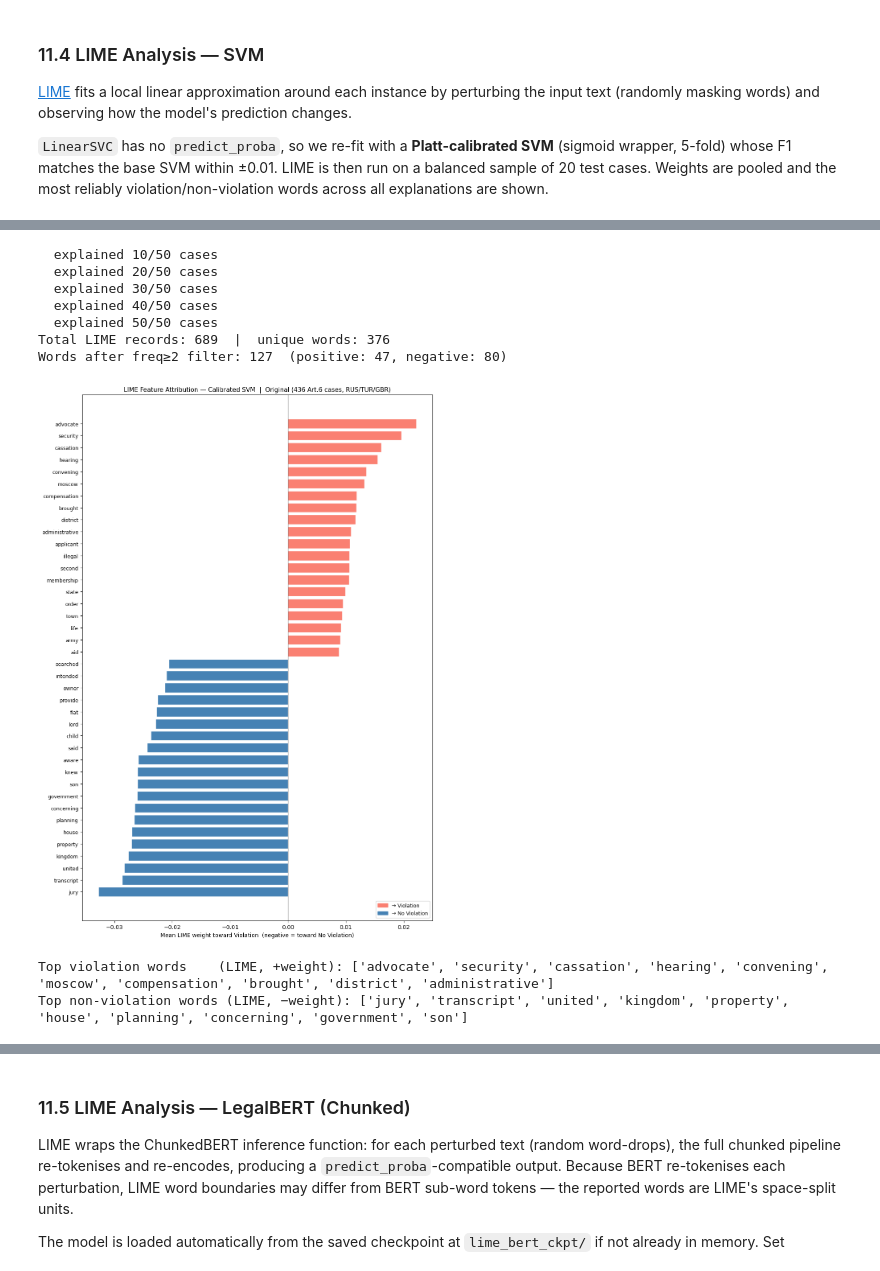
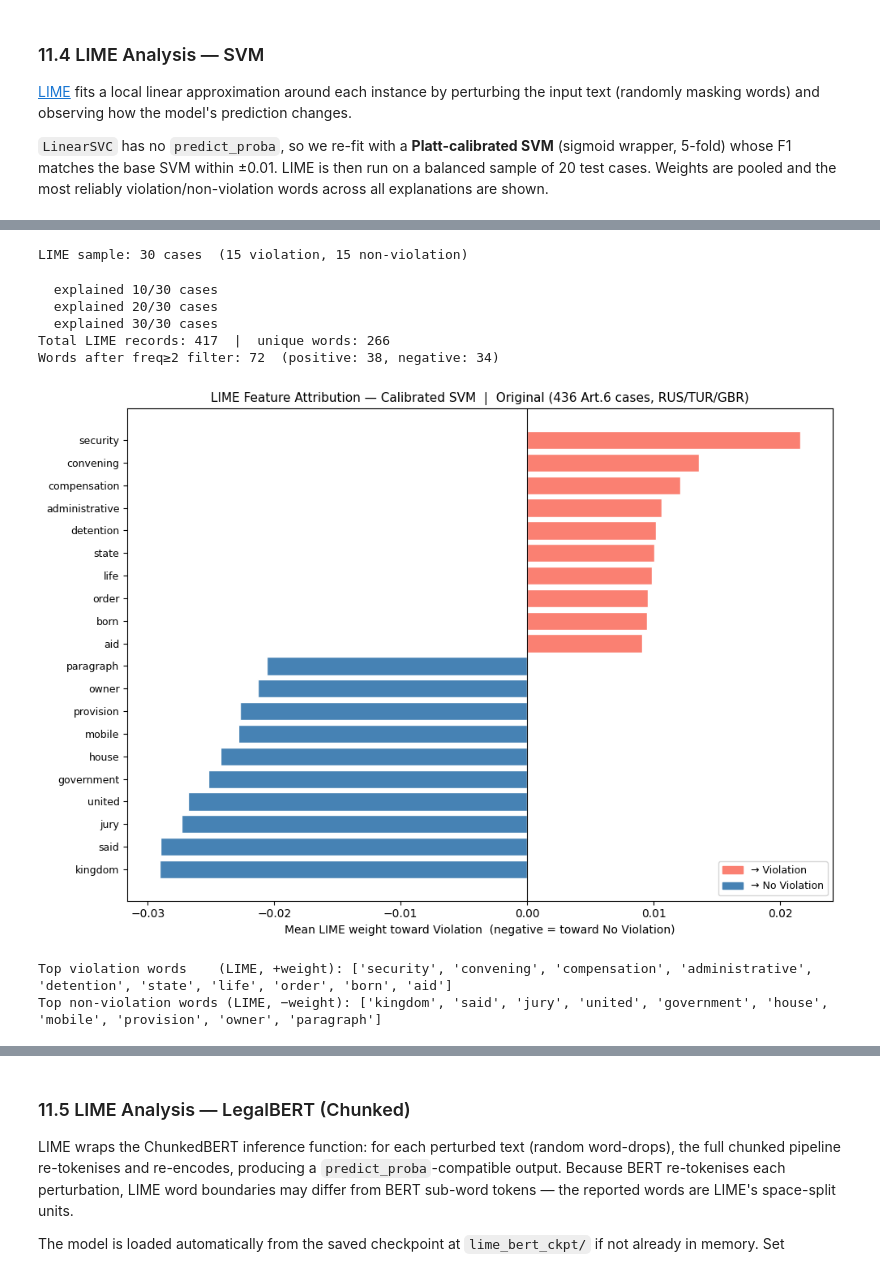
Before and after one commit to leondgarse/echr, a Jupyter notebook: echr.ipynb, the cells around one changed output, grey strips where cells are left out. Drawn from its saved outputs; the diff is of its cells as text; code cells hidden in the pictures.

```diff
--- a/echr.ipynb
+++ b/echr.ipynb
@@ -555,7 +647,7 @@ LegalBERT 512 defined.
 lb512_npz = cfg['probs_lb512']
 lb512_log = cfg['log_lb512']
 
-if TRAIN_FROM_SCRATCH:
+if TRAIN_LB512:
     os.makedirs(os.path.dirname(lb512_npz), exist_ok=True)
     with _Tee(lb512_log):
         lb512_probs, lb512_pred, lb512_f1 = train_legalbert_512(
@@ -577,16 +669,14 @@ elif os.path.exists(lb512_log):
     if os.path.exists(lb512_npz):
         data = np.load(lb512_npz)
         lb512_probs = data['probs']
-        best_t, _ = tune_threshold(lb512_probs, y_val)
-        lb512_pred = (lb512_probs[:, 1] > best_t).astype(int)
+        lb512_pred = (lb512_probs[:, 1] > 0.5).astype(int)
         lb512_f1   = f1_score(y_test, lb512_pred, average='macro')
     print(f'LegalBERT-512  macro-F1 = {lb512_f1:.3f}')
 
 elif os.path.exists(lb512_npz):
     data = np.load(lb512_npz)
     lb512_probs = data['probs']
-    best_t, _ = tune_threshold(lb512_probs, y_val)
-    lb512_pred = (lb512_probs[:, 1] > best_t).astype(int)
+    lb512_pred = (lb512_probs[:, 1] > 0.5).astype(int)
     lb512_f1   = f1_score(y_test, lb512_pred, average='macro')
     print(f'Loaded: {lb512_npz}  ->  macro-F1 = {lb512_f1:.3f}')
 
@@ -786,7 +860,7 @@ lime_ckpt_dir = os.path.join(os.path.dirname(chunked_npz), 'lime_bert_ckpt')
 lime_bert_model = None   # populated by training or checkpoint load below
 lime_bert_tok   = None
 
-if TRAIN_FROM_SCRATCH:
+if TRAIN_CHUNKED:
     os.makedirs(os.path.dirname(chunked_npz), exist_ok=True)
     with _Tee(chunked_log):
         chunked_probs, chunked_pred, chunked_f1, chunked_seeds, lime_bert_model, lime_bert_tok = \
@@ -810,8 +884,7 @@ elif os.path.exists(chunked_log):
     if os.path.exists(chunked_npz):
         data = np.load(chunked_npz)
         chunked_probs = data['probs']
-        best_t, _ = tune_threshold(chunked_probs, y_val)
-        chunked_pred = (chunked_probs[:, 1] > best_t).astype(int)
+        chunked_pred = (chunked_probs[:, 1] > 0.5).astype(int)
         chunked_f1   = f1_score(y_test, chunked_pred, average='macro')
         print(classification_report(y_test, chunked_pred,
                                     target_names=['No Violation', 'Violation'], zero_division=0))
@@ -820,8 +893,7 @@ elif os.path.exists(chunked_log):
 elif os.path.exists(chunked_npz):
     data = np.load(chunked_npz)
     chunked_probs = data['probs']
-    best_t, _ = tune_threshold(chunked_probs, y_val)
-    chunked_pred = (chunked_probs[:, 1] > best_t).astype(int)
+    chunked_pred = (chunked_probs[:, 1] > 0.5).astype(int)
     chunked_f1   = f1_score(y_test, chunked_pred, average='macro')
     chunked_seeds = None
     print(f'Loaded: {chunked_npz}  ->  macro-F1 = {chunked_f1:.3f}')
@@ -1213,3 +1391,28 @@ LIME sample: 50 cases  (25 violation, 25 non-violation)
+# %%
+# ── Sample balanced test cases ─────────────────────────────────────────────────
+# Use more cases (up to 50 per class) so each word accumulates enough count
+# to survive the frequency filter.
+N_LIME_SVM = 30
+rng = np.random.RandomState(42)
+viol_idx   = np.where(y_test == 1)[0]
+noviol_idx = np.where(y_test == 0)[0]
+lime_sample_idx = np.concatenate([
+    rng.choice(viol_idx,   min(N_LIME_SVM // 2, len(viol_idx)),   replace=False),
+    rng.choice(noviol_idx, min(N_LIME_SVM // 2, len(noviol_idx)), replace=False),
+])
+print(f'LIME sample: {len(lime_sample_idx)} cases  '
+      f'({(y_test[lime_sample_idx]==1).sum()} violation, '
+      f'{(y_test[lime_sample_idx]==0).sum()} non-violation)')
+
+# LIME returns raw surface-form words; normalise them through legal_tokenizer
+# so counts consolidate ("proceedings"→"proceeding", "detained"→"detain", etc.)
+# matching the TF-IDF vocabulary.
+def _lime_normalise(word):
+    """Apply the same lemmatisation used by TF-IDF so LIME words consolidate."""
+    toks = legal_tokenizer(word)
+    return toks[0] if toks else word.lower()
+# %% [output]
+LIME sample: 30 cases  (15 violation, 15 non-violation)
 # %%
 # ── Run LIME ───────────────────────────────────────────────────────────────────
 svm_lime_explainer = LimeTextExplainer(
@@ -1246,44 +1449,42 @@ agg_svm = (lime_svm_df.groupby('word')['weight']
            .query('freq >= 2')
            .sort_values('mean_weight'))
 print(f'Words after freq≥2 filter: {len(agg_svm)}  '
       f'(positive: {(agg_svm.mean_weight > 0).sum()}, '
       f'negative: {(agg_svm.mean_weight < 0).sum()})')
 
 # ── Diverging bar chart ────────────────────────────────────────────────────────
-TOP_N = 20
+TOP_N = 10
 top_pos = agg_svm[agg_svm['mean_weight'] > 0].tail(TOP_N)
 top_neg = agg_svm[agg_svm['mean_weight'] < 0].head(TOP_N)
 top_feats = pd.concat([top_neg, top_pos]).sort_values('mean_weight')
 
 fig, ax = plt.subplots(figsize=(10, max(6, len(top_feats) * 0.35)))
 bar_colors = ['steelblue' if w < 0 else 'salmon' for w in top_feats['mean_weight']]
 ax.barh(range(len(top_feats)), top_feats['mean_weight'],
         color=bar_colors, edgecolor='white')
 ax.set_yticks(range(len(top_feats)))
 ax.set_yticklabels(top_feats.index, fontsize=9)
 ax.axvline(0, color='black', lw=0.8)
 ax.set_xlabel('Mean LIME weight toward Violation  (negative = toward No Violation)')
 ax.set_title(f'LIME Feature Attribution — Calibrated SVM  |  {cfg["label"]}', fontsize=11)
 ax.legend(handles=[
     Patch(color='salmon',    label='→ Violation'),
     Patch(color='steelblue', label='→ No Violation'),
 ], loc='lower right', fontsize=9)
 plt.tight_layout()
 plt.show()
 
 print('Top violation words    (LIME, +weight):', list(top_pos.tail(10).index[::-1]))
 print('Top non-violation words (LIME, −weight):', list(top_neg.head(10).index))
 # %% [output]
-  explained 10/50 cases
-  explained 20/50 cases
-  explained 30/50 cases
-  explained 40/50 cases
-  explained 50/50 cases
-Total LIME records: 689  |  unique words: 376
-Words after freq≥2 filter: 127  (positive: 47, negative: 80)
+  explained 10/30 cases
+  explained 20/30 cases
+  explained 30/30 cases
+Total LIME records: 417  |  unique words: 266
+Words after freq≥2 filter: 72  (positive: 38, negative: 34)
-[figure, old version]
+[figure, new version]
-Top violation words    (LIME, +weight): ['advocate', 'security', 'cassation', 'hearing', 'convening', 'moscow', 'compensation', 'brought', 'district', 'administrative']
-Top non-violation words (LIME, −weight): ['jury', 'transcript', 'united', 'kingdom', 'property', 'house', 'planning', 'concerning', 'government', 'son']
+Top violation words    (LIME, +weight): ['security', 'convening', 'compensation', 'administrative', 'detention', 'state', 'life', 'order', 'born', 'aid']
+Top non-violation words (LIME, −weight): ['kingdom', 'said', 'jury', 'united', 'government', 'house', 'mobile', 'provision', 'owner', 'paragraph']
 # %%
 lime_svm_df
 # %% [output]
```
Also changed, not shown: parts of 23 cells of this notebook.
